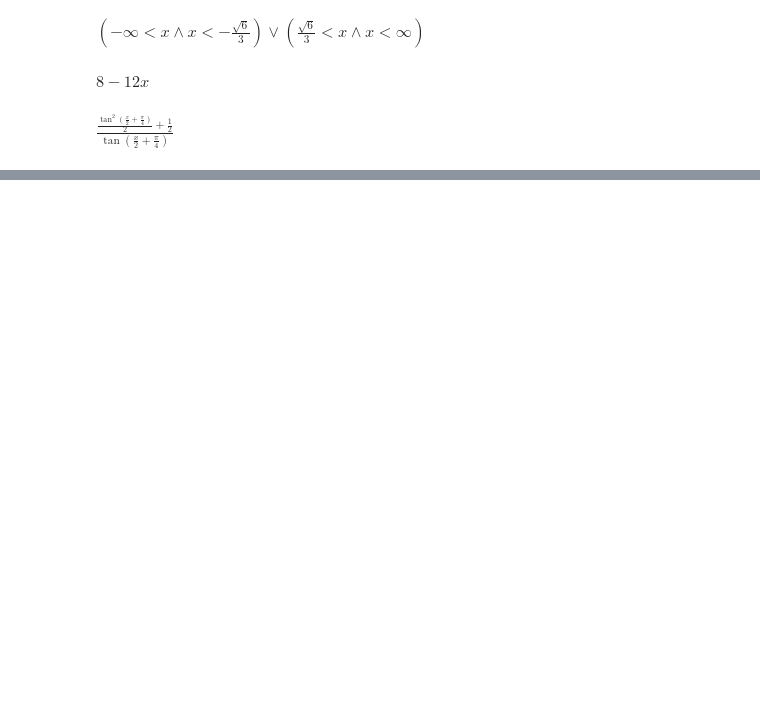
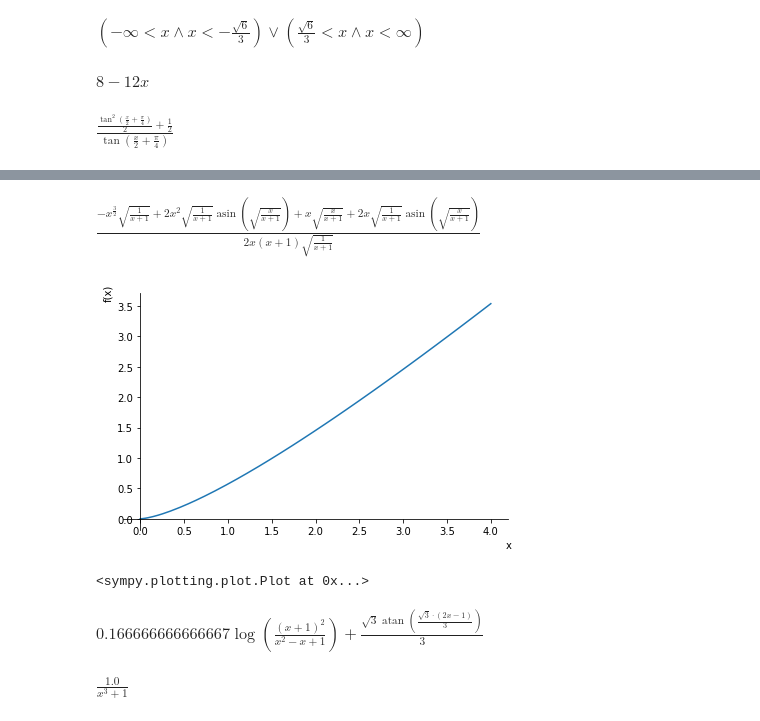
Before and after one commit to benbenji/engineering-mathematics, a Jupyter notebook: 导数的求导法则.ipynb, the cells around one changed output, grey strips where cells are left out. Cells and saved outputs as stored; diff of their text form; code cells hidden in the pictures; blank space fills up the shorter version.

```diff
--- a/导数的求导法则.ipynb
+++ b/导数的求导法则.ipynb
@@ -28 +28,20 @@ plot(f)
 <sympy.plotting.plot.Plot at 0x...>
+# %%
+f = x*asin(sqrt(x/(1+x))) + atan(sqrt(x))-sqrt(x)
+f.diff(x).simplify()
+# %% [output]
+$\displaystyle \frac{- x^{\frac{3}{2}} \sqrt{\frac{1}{x + 1}} + 2 x^{2} \sqrt{\frac{1}{x + 1}} \operatorname{asin}{\left(\sqrt{\frac{x}{x + 1}} \right)} + x \sqrt{\frac{x}{x + 1}} + 2 x \sqrt{\frac{1}{x + 1}} \operatorname{asin}{\left(\sqrt{\frac{x}{x + 1}} \right)}}{2 x \left(x + 1\right) \sqrt{\frac{1}{x + 1}}}$
+# %%
+plot(f,(x,-4,4))
+# %% [output]
+[figure, added]
+<sympy.plotting.plot.Plot at 0x...>
+# %%
+f = 1/6*ln((x+1)**2/(x**2-x+1))+1/sqrt(3)*atan((2*x-1)/sqrt(3))
+f
+# %% [output]
+$\displaystyle 0.166666666666667 \log{\left(\frac{\left(x + 1\right)^{2}}{x^{2} - x + 1} \right)} + \frac{\sqrt{3} \operatorname{atan}{\left(\frac{\sqrt{3} \cdot \left(2 x - 1\right)}{3} \right)}}{3}$
+# %%
+f.diff(x).simplify()
+# %% [output]
+$\displaystyle \frac{1.0}{x^{3} + 1}$
```
Also changed, not shown: parts of 22 cells of this notebook, 10 other files.
